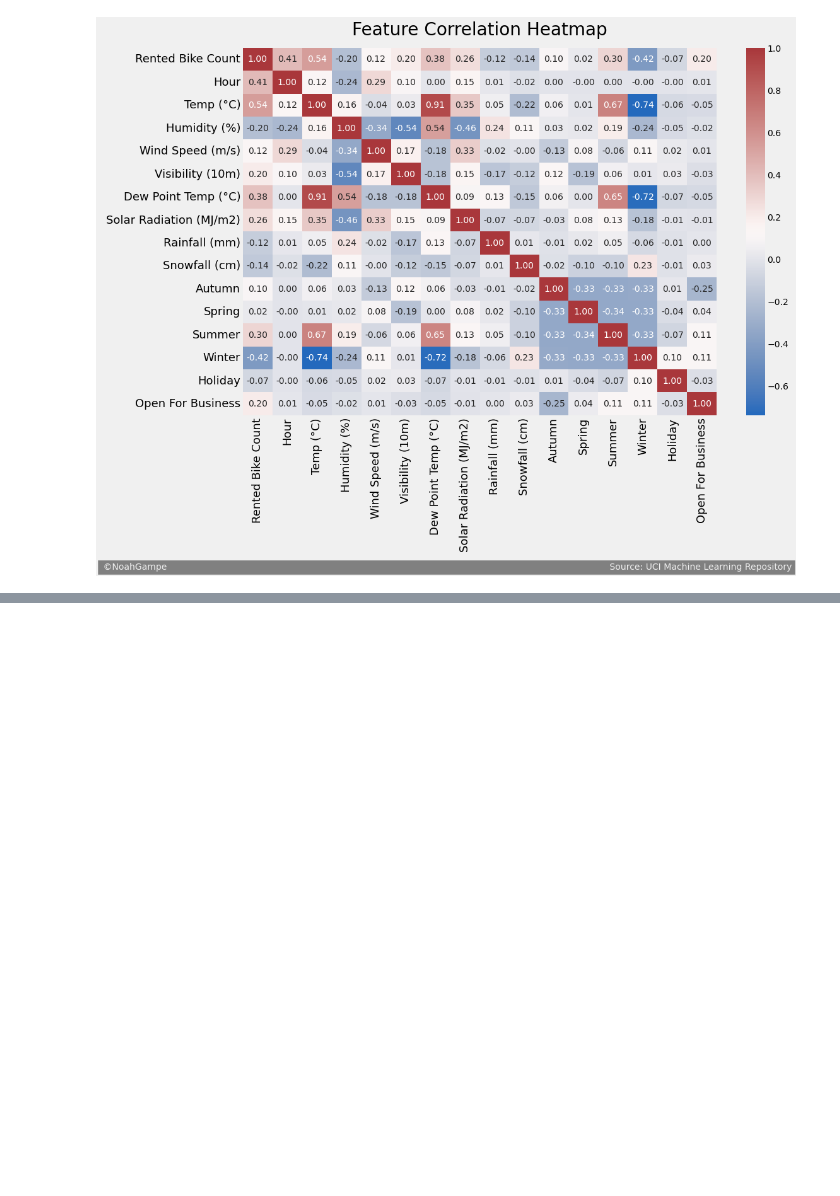
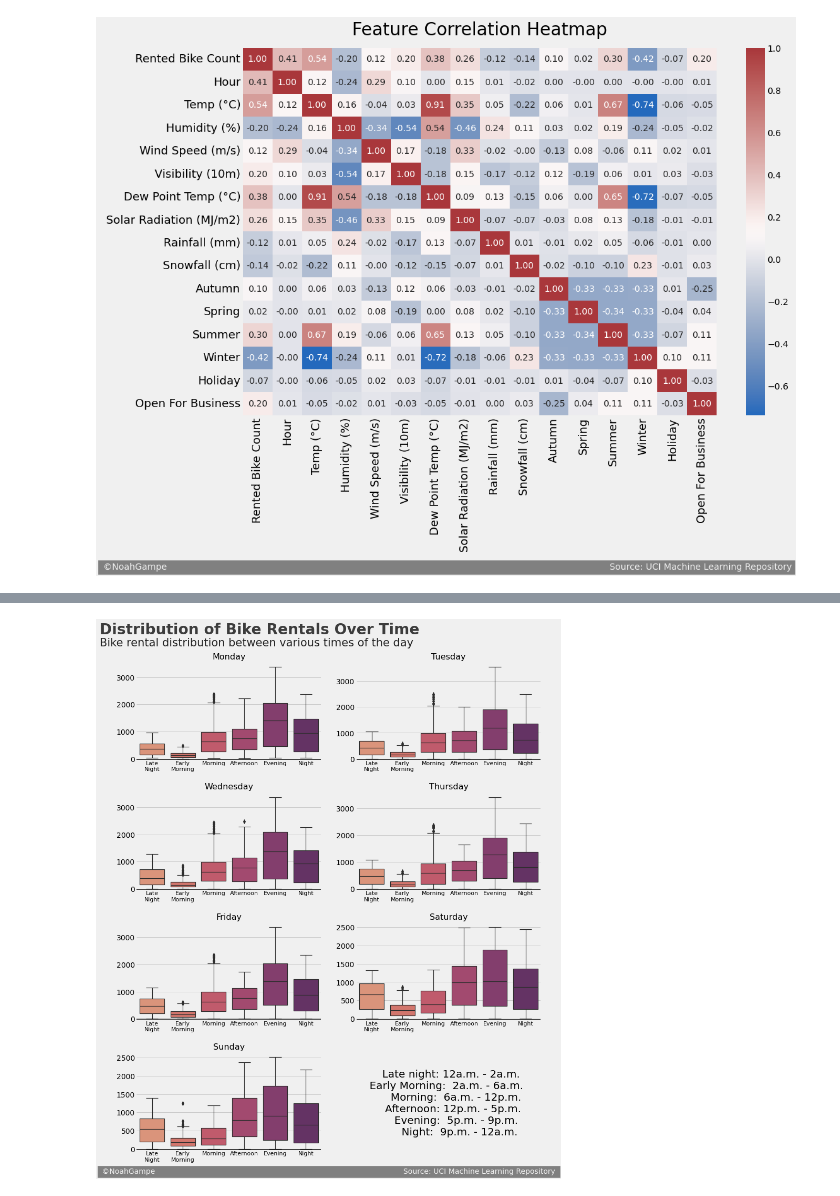
Before and after one commit to noah-kg/predicting-seoul-bike-rentals, a Jupyter notebook: Seoul Bike Rentals.ipynb, the cells around one changed output, grey strips where cells are left out. Drawn from its saved outputs; the diff is of its cells as text; code cells hidden in the pictures; blank space fills up the shorter version.

```diff
--- a/Seoul Bike Rentals.ipynb
+++ b/Seoul Bike Rentals.ipynb
@@ -284,0 +289,24 @@ We can see from our heatmap (coincidentally using the same colors as the [Korean
+# %%
+#function to assign label given an hour
+def assign_label(hour):
+    if 0 <= hour < 2:
+        return 0 #late night
+    elif 2 <= hour < 6:
+        return 1 #early morning
+    elif 6 <= hour < 12:
+        return 2 #morning
+    elif 12 <= hour < 17:
+        return 3 #afternoon
+    elif 17 <= hour < 21:
+        return 4 #evening
+    elif 21 <= hour < 24:
+        return 5 #night
+    else:
+        return -1 #error
+
+#assigns time label based on hour of day
+seoul_rentals['Time Label'] = seoul_rentals['Hour'].apply(assign_label)
+
+#assigns number to designate day of the week (monday-0, sunday-6)
+seoul_rentals['Weekday'] = seoul_rentals['Date'].apply(lambda x:
+                                                      x.weekday())
@@ -284,0 +421,6 @@ We can see from our heatmap (coincidentally using the same colors as the [Korean
+# %%
+title = 'Distribution of Bike Rentals Over Time'
+sub = 'Bike rental distribution between various times of the day'
+plot_dist_over_time(seoul_rentals, 'Rented Bike Count', title, sub, 'Time Label')
+# %% [output]
+[figure, added]
```
Also changed, not shown: parts of 8 cells of this notebook.
